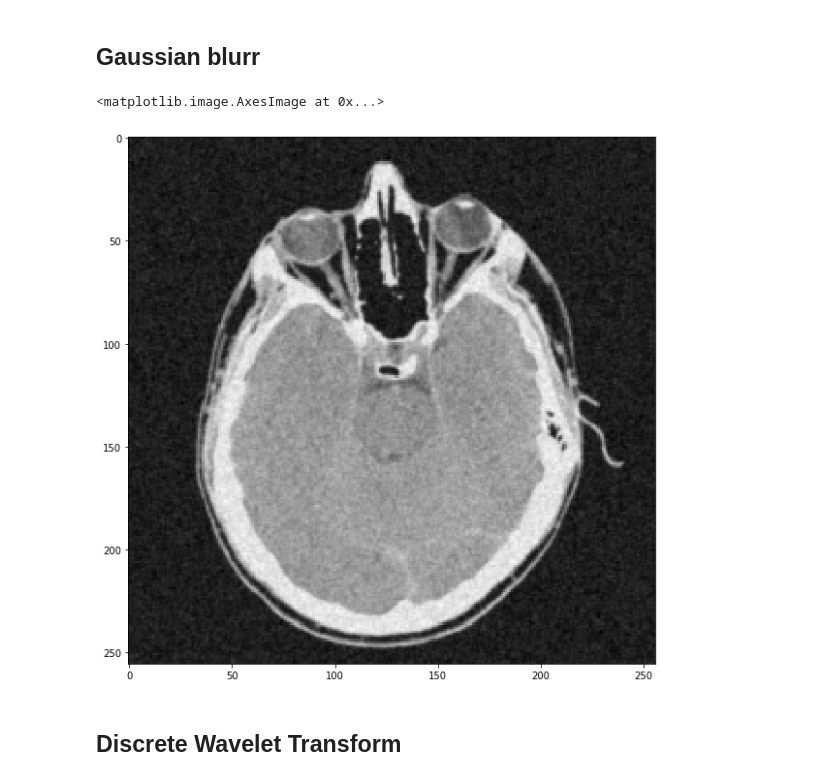
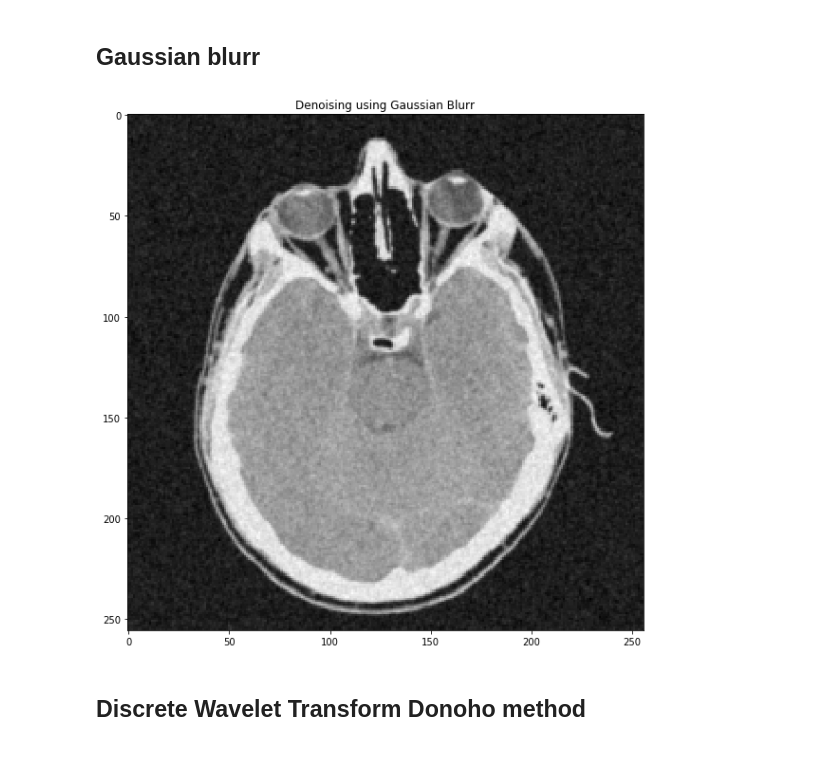
Before and after one commit to rizwan-nato/Discrete-Wavelet-Transforms, a Jupyter notebook: Denoising RMI.ipynb, the cells around one changed output. Saved outputs shown, nothing was run; the diff lists cells and outputs as text; code cells hidden in the pictures.

```diff
--- a/Denoising RMI.ipynb
+++ b/Denoising RMI.ipynb
@@ -12,7 +12,7 @@ from matplotlib import pyplot as plt
 import pylab
 pylab.rcParams['figure.figsize'] = (10, 10)
 
-input_image=cv2.imread('Fig0726(a).tif',cv2.IMREAD_GRAYSCALE)
+input_image=cv2.imread('data/Fig0726(a).tif',cv2.IMREAD_GRAYSCALE)
 input_image = input_image.astype('float64')
 plt.imshow(input_image,cmap='gray')
 # %% [output]
@@ -24,9 +24,12 @@ plt.imshow(input_image,cmap='gray')
 ## Gaussian blurr
 # %%
 blurred_ = cv2.GaussianBlur(input_image,(0,0),sigmaX = 0.6)
+pylab.rcParams['figure.figsize'] = (10, 10)
+
 plt.imshow(blurred_,cmap='gray')
+plt.title("Denoising using Gaussian Blurr")
+plt.savefig("data/RMI_flitered_gaussian.png")
 # %% [output]
-<matplotlib.image.AxesImage at 0x...>
-[figure, old version]
+[figure, new version]
 # %% [markdown]
-## Discrete Wavelet Transform
+## Discrete Wavelet Transform Donoho method
```
Also changed, not shown: parts of 6 cells of this notebook, 30 other files.
